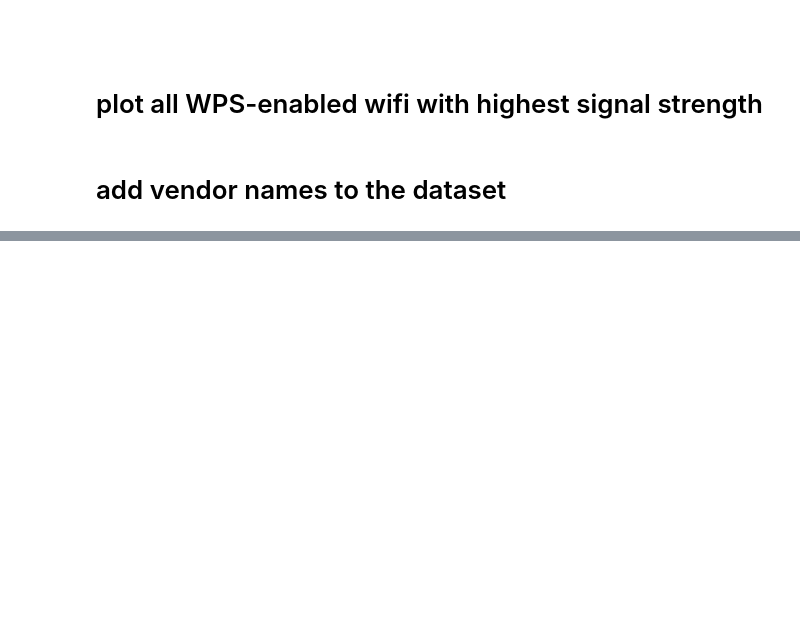
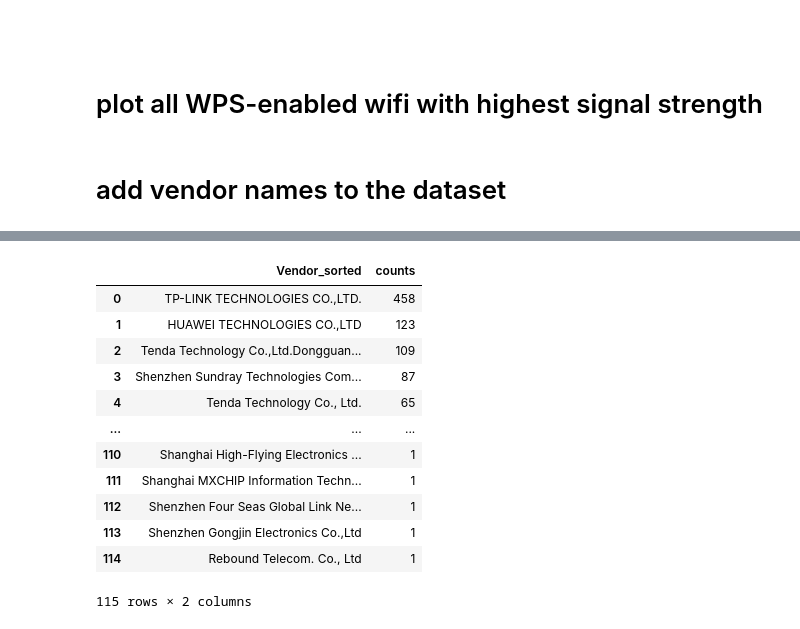
Before and after one commit to placebeyondtheclouds/wifi_map, a Jupyter notebook: wd.ipynb, the cells around one changed output, grey strips where cells are left out. Saved outputs shown, nothing was run; the diff lists cells and outputs as text; code cells hidden in the pictures; blank space fills up the shorter version.

```diff
--- a/wd.ipynb
+++ b/wd.ipynb
@@ -246,0 +321,18 @@ wd["Vendor"].value_counts().head(30)
+# %%
+# make a sorted list of authmodes used
+wd_sorted_list = pd.DataFrame (wd, columns=['Vendor']).value_counts().rename_axis('Vendor_sorted').reset_index(name='counts')
+wd_sorted_list
+# %% [output]
+|  | Vendor_sorted | counts |
+| 0 | TP-LINK TECHNOLOGIES CO.,LTD. | 458 |
+| 1 | HUAWEI TECHNOLOGIES CO.,LTD | 123 |
+| 2 | Tenda Technology Co.,Ltd.Dongguan... | 109 |
+| 3 | Shenzhen Sundray Technologies Com... | 87 |
+| 4 | Tenda Technology Co., Ltd. | 65 |
+| ... | ... | ... |
+| 110 | Shanghai High-Flying Electronics ... | 1 |
+| 111 | Shanghai MXCHIP Information Techn... | 1 |
+| 112 | Shenzhen Four Seas Global Link Ne... | 1 |
+| 113 | Shenzhen Gongjin Electronics Co.,Ltd | 1 |
+| 114 | Rebound Telecom. Co., Ltd | 1 |
+115 rows × 2 columns
```
Also changed, not shown: parts of 18 cells of this notebook.
